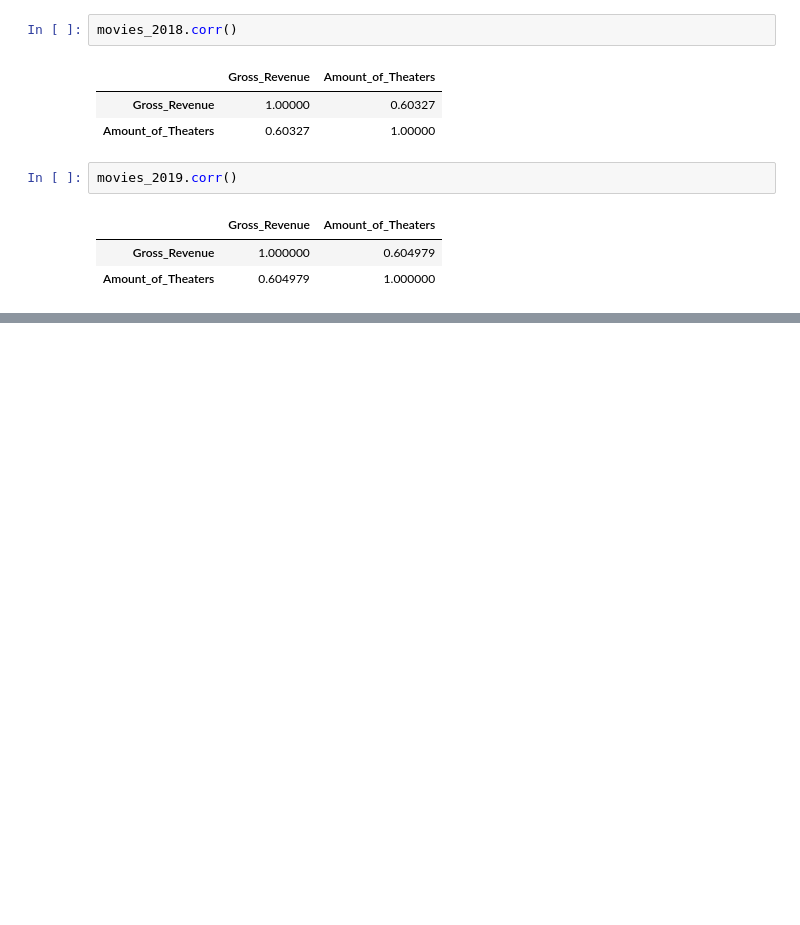
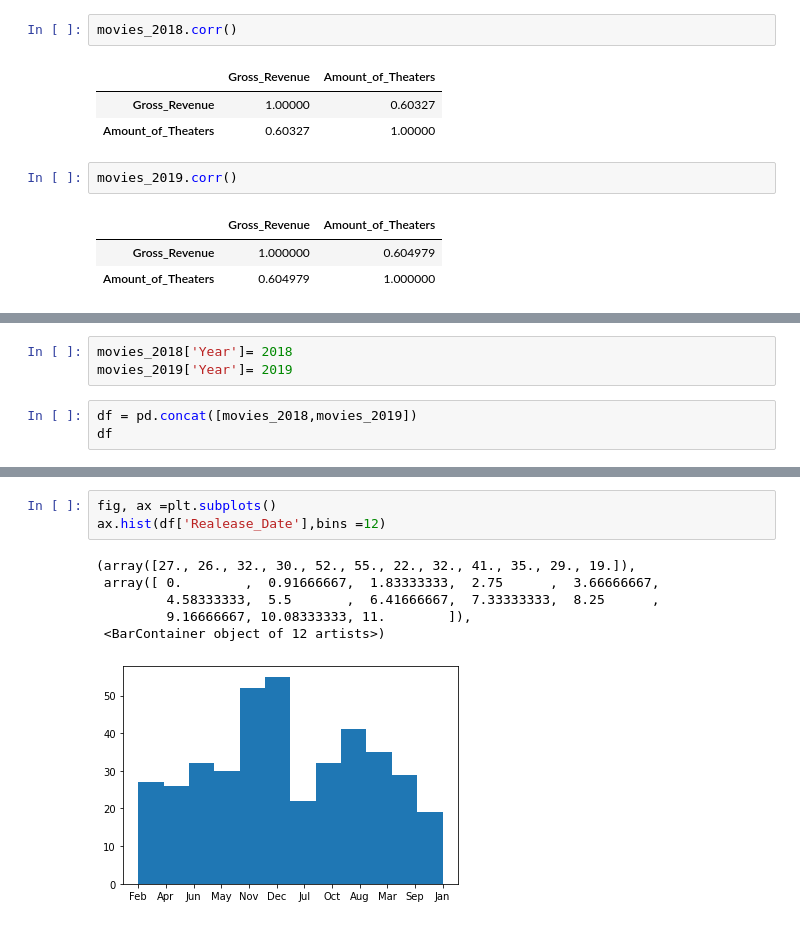
Before and after one commit to dmedd98/Group-4-Microsoft_Movie_Analysis, a Jupyter notebook: notebooks/bom_clean_ang.ipynb, the cells around one changed output, grey strips where cells are left out. Saved outputs shown, nothing was run; the diff lists cells and outputs as text; blank space fills up the shorter version.

```diff
--- a/notebooks/bom_clean_ang.ipynb
+++ b/notebooks/bom_clean_ang.ipynb
@@ -556,0 +574,6 @@ movies_2019.corr()
+# %%
+movies_2018['Year']= 2018
+movies_2019['Year']= 2019
+# %%
+df = pd.concat([movies_2018,movies_2019])
+df
@@ -556,0 +595,10 @@ movies_2019.corr()
+# %%
+fig, ax =plt.subplots()
+ax.hist(df['Realease_Date'],bins =12)
+# %% [output]
+(array([27., 26., 32., 30., 52., 55., 22., 32., 41., 35., 29., 19.]),
+ array([ 0.        ,  0.91666667,  1.83333333,  2.75      ,  3.66666667,
+         4.58333333,  5.5       ,  6.41666667,  7.33333333,  8.25      ,
+         9.16666667, 10.08333333, 11.        ]),
+ <BarContainer object of 12 artists>)
+[figure, added]
```
Also changed, not shown: parts of 25 cells of this notebook.
